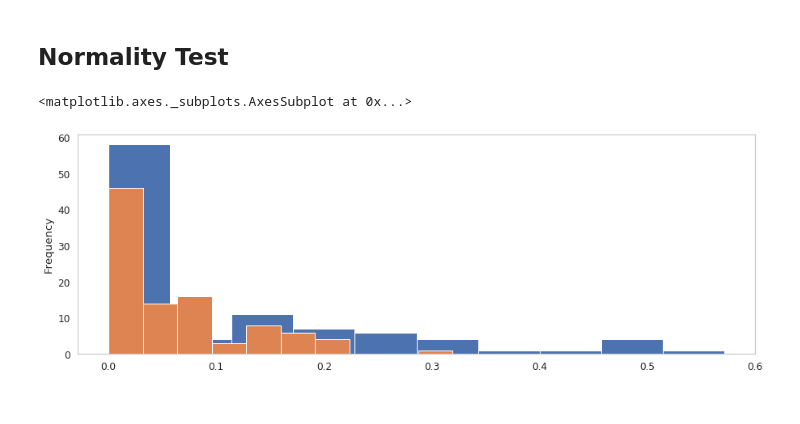
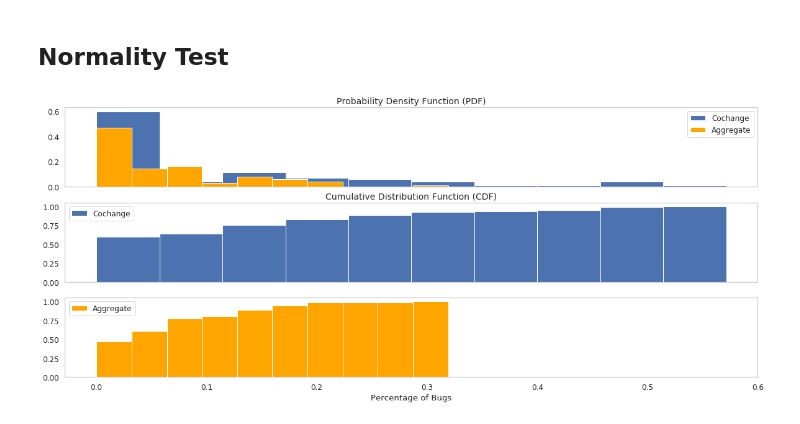
Before and after one commit to luisamaralh/co-change-dependencies, a Jupyter notebook: notebooks/eda.ipynb, the cells around one changed output. Drawn from its saved outputs; the diff is of its cells as text; code cells hidden in the pictures.

Commit message:
EXTENDED plots to PDF and CDF

```diff
--- a/notebooks/eda.ipynb
+++ b/notebooks/eda.ipynb
@@ -348,12 +348,55 @@ plt.show()
 [figure]
 # %% [markdown]
 ## Normality Test
-# %%
-cc_ratio.plot(kind='hist', figsize=(15,5))
-agg_ratio.plot(kind='hist', figsize=(15,5))
-# %% [output]
-<matplotlib.axes._subplots.AxesSubplot at 0x...>
-[figure, removed]
+# %%
+fig, ax = plt.subplots(3, 1, sharex=True, figsize=(20,8),)
+
+cc_ratio.plot(
+    ax=ax[0],
+    kind='hist',
+    label='Cochange',
+    weights=(np.ones_like(cc_ratio.values) / len(cc_ratio.values))
+)
+
+agg_ratio.plot(
+    ax=ax[0],
+    kind='hist',
+    label='Aggregate',
+    color='orange',
+    weights=(np.ones_like(agg_ratio.values) / len(agg_ratio.values))
+)
+ax[0].set_title('Probability Density Function (PDF)', fontsize=14)
+ax[0].set_ylabel('')
+ax[0].legend(loc='upper right')
+# --------------------------------------------------------------------
+
+cc_ratio.plot(
+    ax=ax[1],
+    kind='hist',
+    label='Cochange',
+    density=1,
+    cumulative=True
+)
+ax[1].set_title('Cumulative Distribution Function (CDF)', fontsize=14)
+ax[1].legend(loc='upper left')
+ax[1].set_ylabel('')
+# --------------------------------------------------------------------
+
+agg_ratio.plot(
+    ax=ax[2],
+    kind='hist',
+    label='Aggregate',
+    density=1,
+    cumulative=True,
+    color='orange'
+)
+ax[2].legend(loc='upper left')
+ax[2].set_ylabel('')
+ax[2].set_xlabel('Percentage of Bugs')
+
+plt.show()
+# %% [output]
+[figure, added]
 # %%
 from statsmodels.graphics.gofplots import qqplot
 
```
Also changed, not shown: parts of 2 cells of this notebook.
